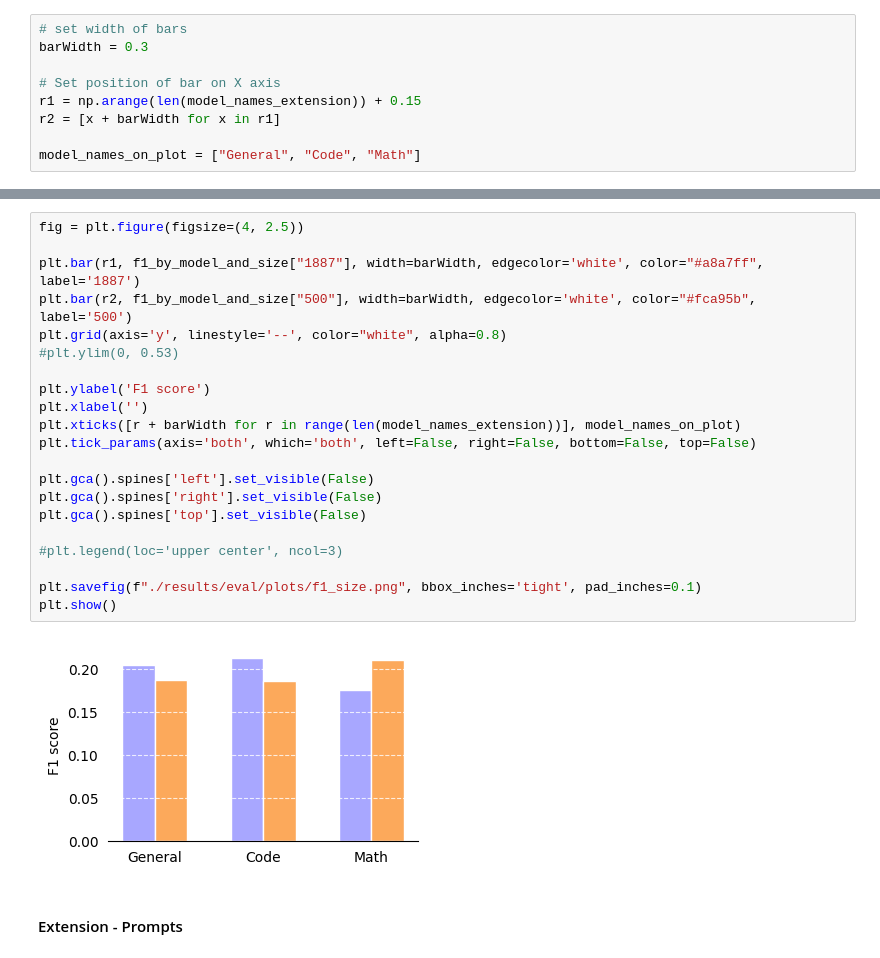
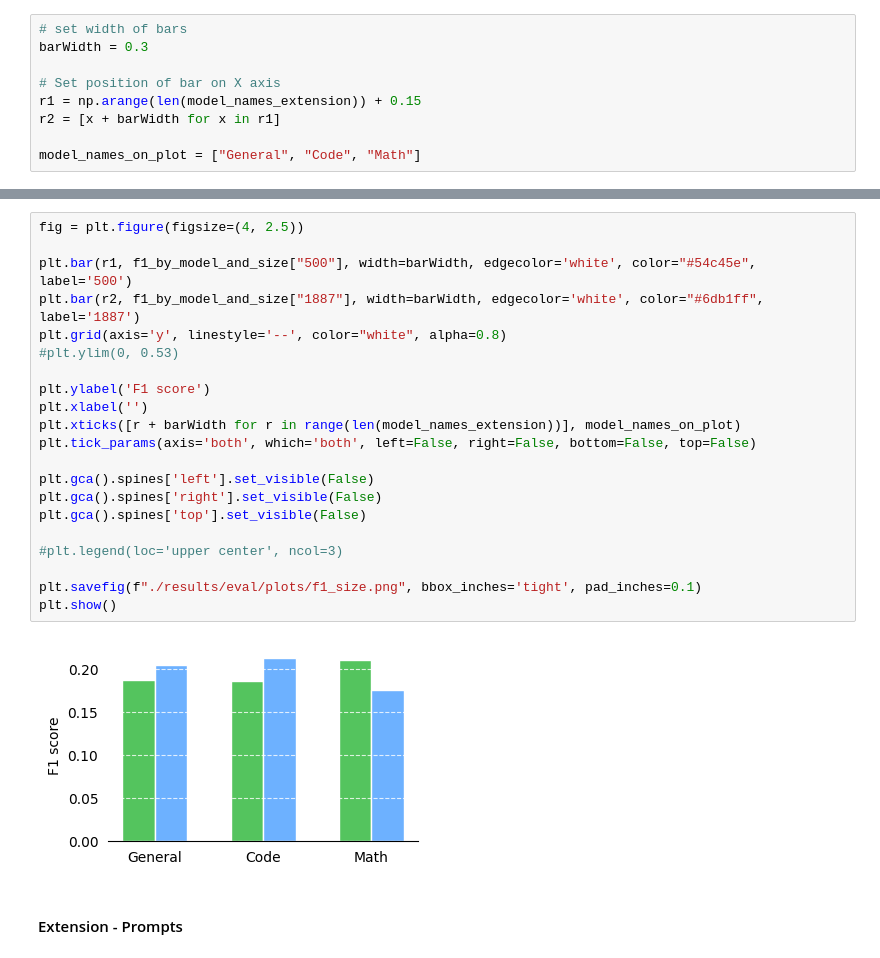
Before and after one commit to Kimberly97llp/NLP_research, a Jupyter notebook: evaluation.ipynb, the cells around one changed output, grey strips where cells are left out. Cells and saved outputs as stored; diff of their text form.

```diff
--- a/evaluation.ipynb
+++ b/evaluation.ipynb
@@ -794,26 +771,26 @@ plt.show()
 # %%
 fig = plt.figure(figsize=(4, 2.5))
 
-plt.bar(r1, f1_by_model_and_size["1887"], width=barWidth, edgecolor='white', color="#a8a7ff", label='1887')
-plt.bar(r2, f1_by_model_and_size["500"], width=barWidth, edgecolor='white', color="#fca95b", label='500')
+plt.bar(r1, f1_by_model_and_size["500"], width=barWidth, edgecolor='white', color="#54c45e", label='500')
+plt.bar(r2, f1_by_model_and_size["1887"], width=barWidth, edgecolor='white', color="#6db1ff", label='1887')
 plt.grid(axis='y', linestyle='--', color="white", alpha=0.8)
 #plt.ylim(0, 0.53)
 
 plt.ylabel('F1 score')
 plt.xlabel('')
 plt.xticks([r + barWidth for r in range(len(model_names_extension))], model_names_on_plot)
 plt.tick_params(axis='both', which='both', left=False, right=False, bottom=False, top=False)
 
 plt.gca().spines['left'].set_visible(False)
 plt.gca().spines['right'].set_visible(False)
 plt.gca().spines['top'].set_visible(False)
 
 #plt.legend(loc='upper center', ncol=3)
 
 plt.savefig(f"./results/eval/plots/f1_size.png", bbox_inches='tight', pad_inches=0.1)
 plt.show()
 # %% [output]
-[figure, old version]
+[figure, new version]
 # %% [markdown]
 #### Extension - Prompts
 # %%
```
Also changed, not shown: parts of 4 cells of this notebook.
